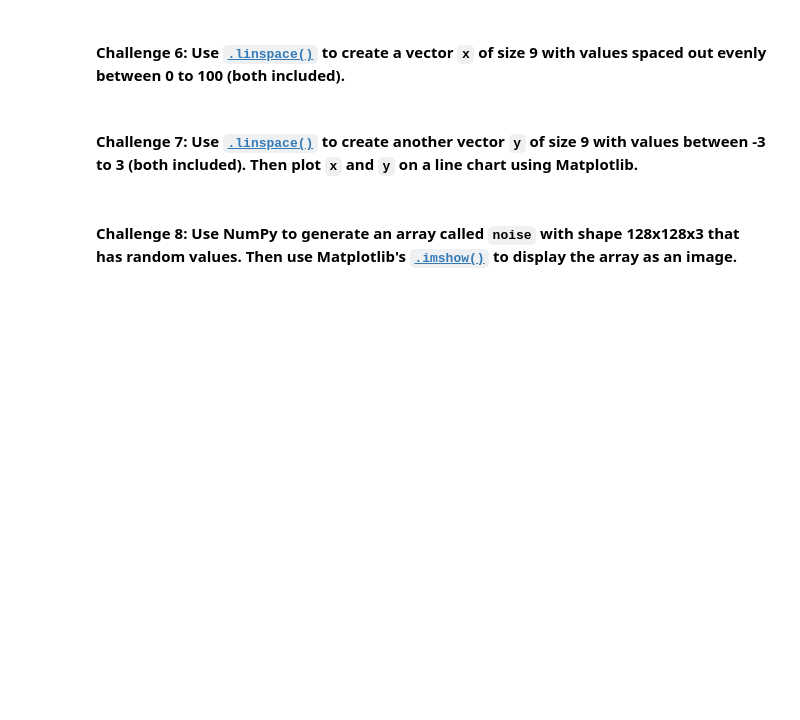
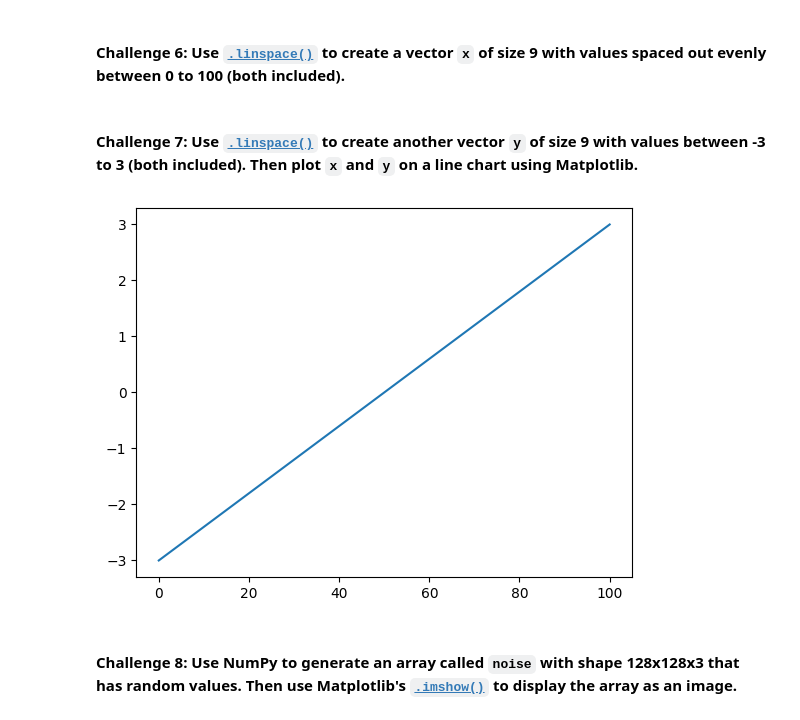
Before and after one commit to liuti-ma/python_study_notes, a Jupyter notebook: Computation with NumPy/Computation_with_NumPy_and_N_Dimensional_Arrays_(start).ipynb, the cells around one changed output. Drawn from its saved outputs; the diff is of its cells as text; code cells hidden in the pictures; blank space fills up the shorter version.

```diff
--- a/Computation with NumPy/Computation_with_NumPy_and_N_Dimensional_Arrays_(start).ipynb
+++ b/Computation with NumPy/Computation_with_NumPy_and_N_Dimensional_Arrays_(start).ipynb
@@ -136,6 +169,14 @@ Hint: Use the [`.random()` function](https://numpy.org/doc/stable/reference/rand
 # %% [markdown]
 #### **Challenge 6**: Use [`.linspace()`](https://numpy.org/doc/stable/reference/generated/numpy.linspace.html) to create a vector `x` of size 9 with values spaced out evenly between 0 to 100 (both included).
+# %%
+x=np.linspace(0,100,9)
 # %% [markdown]
 #### **Challenge 7**: Use [`.linspace()`](https://numpy.org/doc/stable/reference/generated/numpy.linspace.html) to create another vector `y` of size 9 with values between -3 to 3 (both included). Then plot `x` and `y` on a line chart using Matplotlib.
+# %%
+y=np.linspace(-3,3,9)
+plt.plot(x,y)
+plt.show()
+# %% [output]
+[figure, added]
 # %% [markdown]
 #### **Challenge 8**: Use NumPy to generate an array called `noise` with shape 128x128x3 that has random values. Then use Matplotlib's [`.imshow()`](https://matplotlib.org/3.1.1/api/_as_gen/matplotlib.pyplot.imshow.html) to display the array as an image.
```
Also changed, not shown: parts of 24 cells of this notebook.
